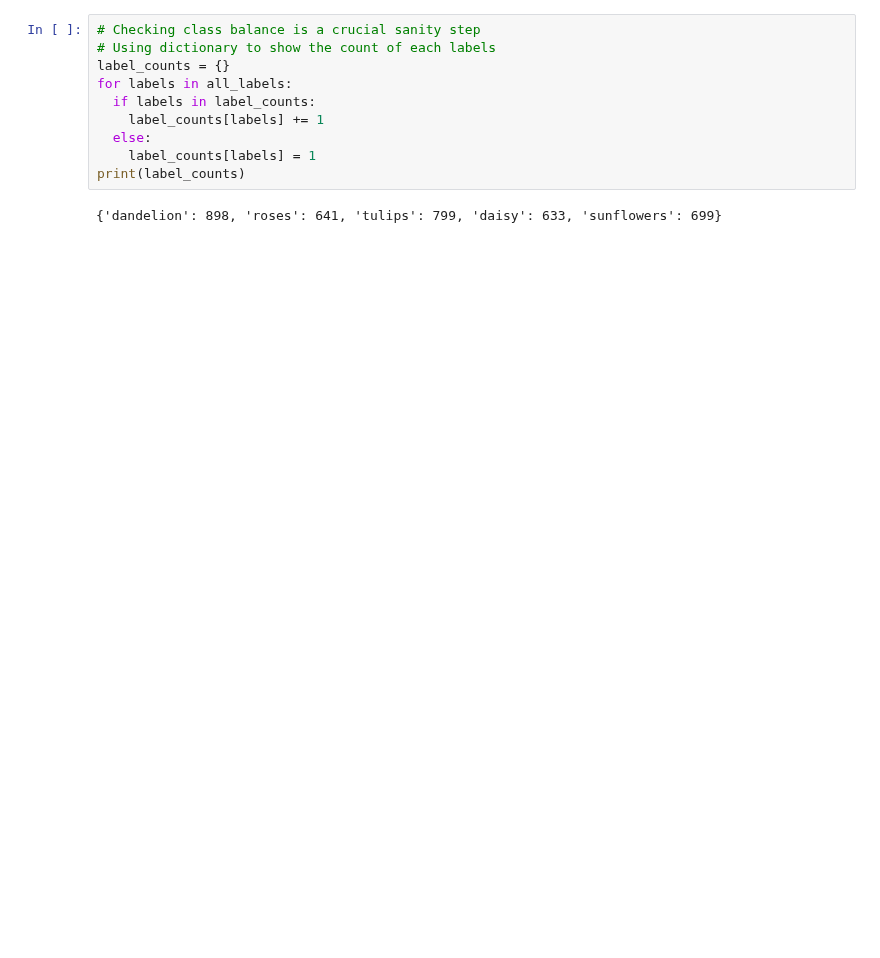
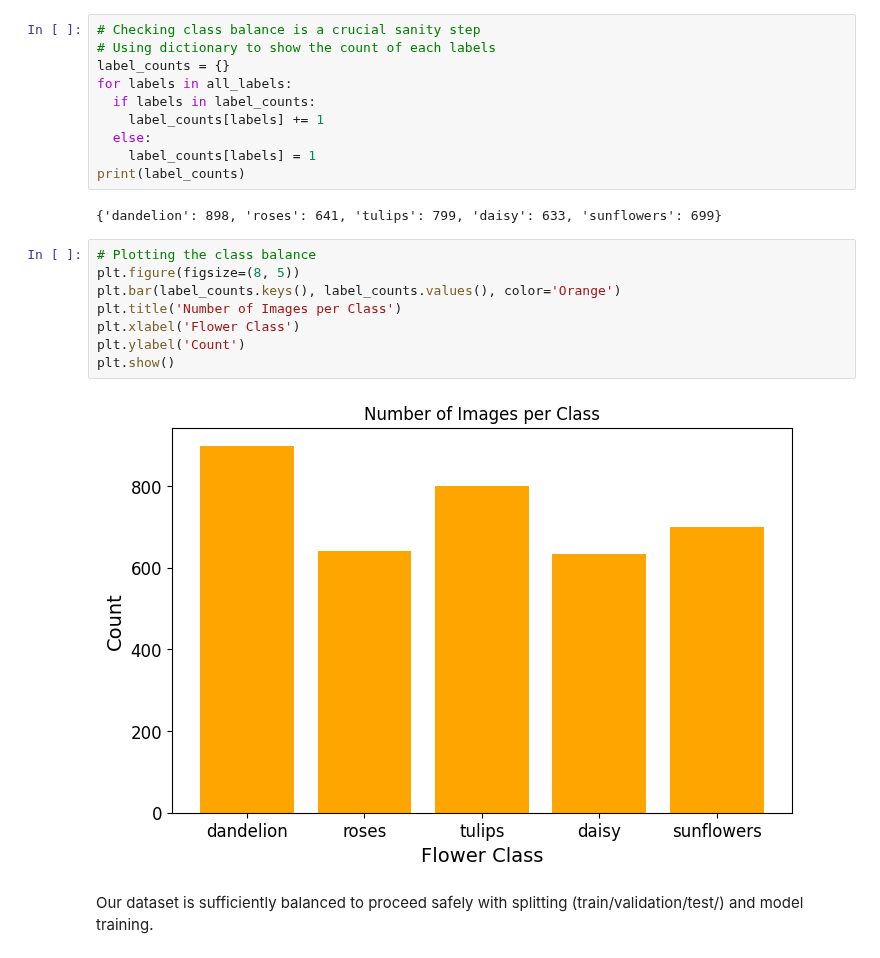
Before and after one commit to assalnekoufar/ML-DL, a Jupyter notebook: Module 3 - Convolutional Neural Networks/Assignment 2/Assignment 2 - Classifying Flowers using Transfer Learning in Keras.ipynb, the cells around one changed output. Drawn from its saved outputs; the diff is of its cells as text; blank space fills up the shorter version.

```diff
--- a/Module 3 - Convolutional Neural Networks/Assignment 2/Assignment 2 - Classifying Flowers using Transfer Learning in Keras.ipynb
+++ b/Module 3 - Convolutional Neural Networks/Assignment 2/Assignment 2 - Classifying Flowers using Transfer Learning in Keras.ipynb
@@ -121,3 +125,15 @@ for labels in all_labels:
 print(label_counts)
 # %% [output]
 {'dandelion': 898, 'roses': 641, 'tulips': 799, 'daisy': 633, 'sunflowers': 699}
+# %%
+# Plotting the class balance
+plt.figure(figsize=(8, 5))
+plt.bar(label_counts.keys(), label_counts.values(), color='Orange')
+plt.title('Number of Images per Class')
+plt.xlabel('Flower Class')
+plt.ylabel('Count')
+plt.show()
+# %% [output]
+[figure, added]
+# %% [markdown]
+Our dataset is sufficiently balanced to proceed safely with splitting (train/validation/test/) and model training.
```
Also changed, not shown: parts of 3 cells of this notebook.
